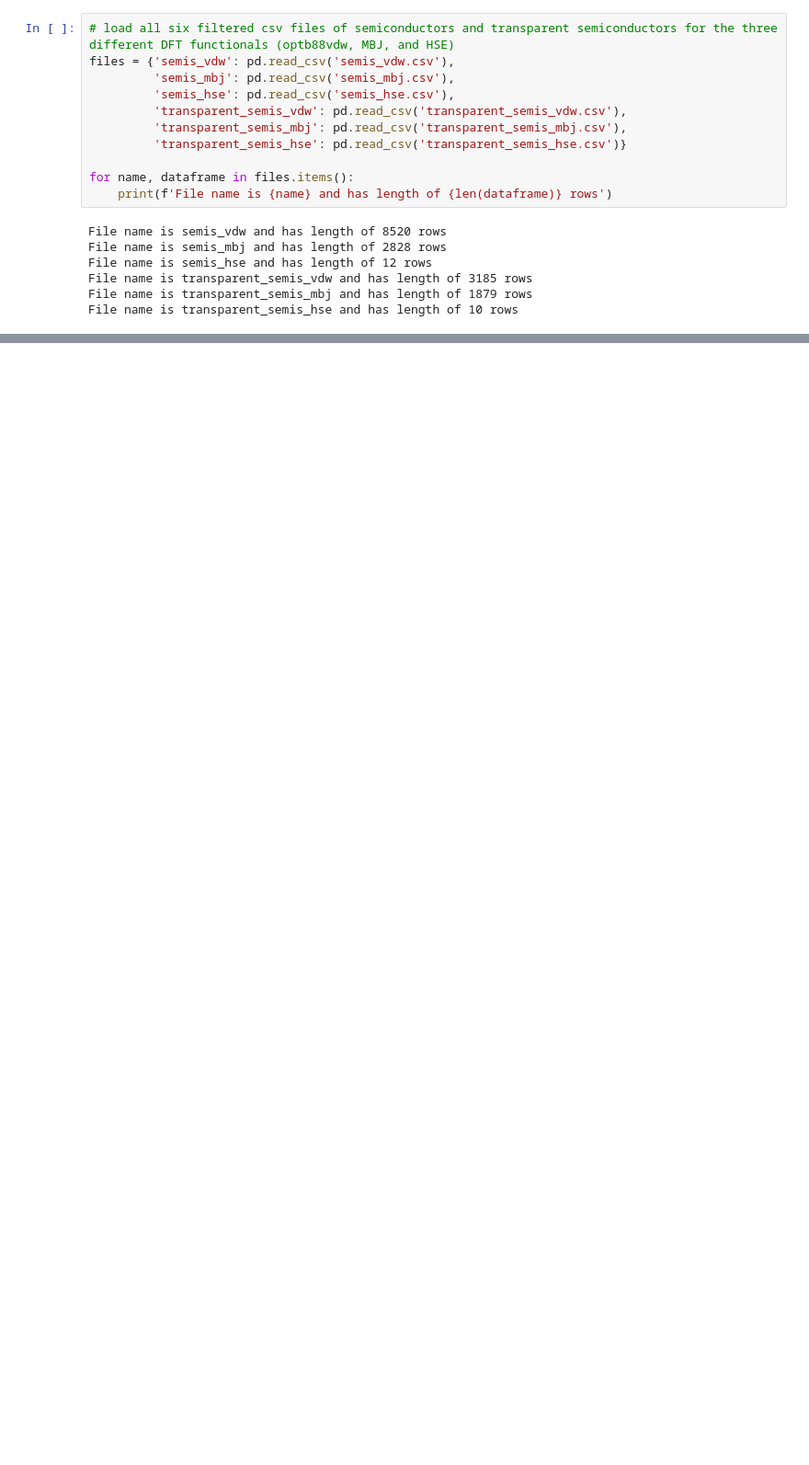
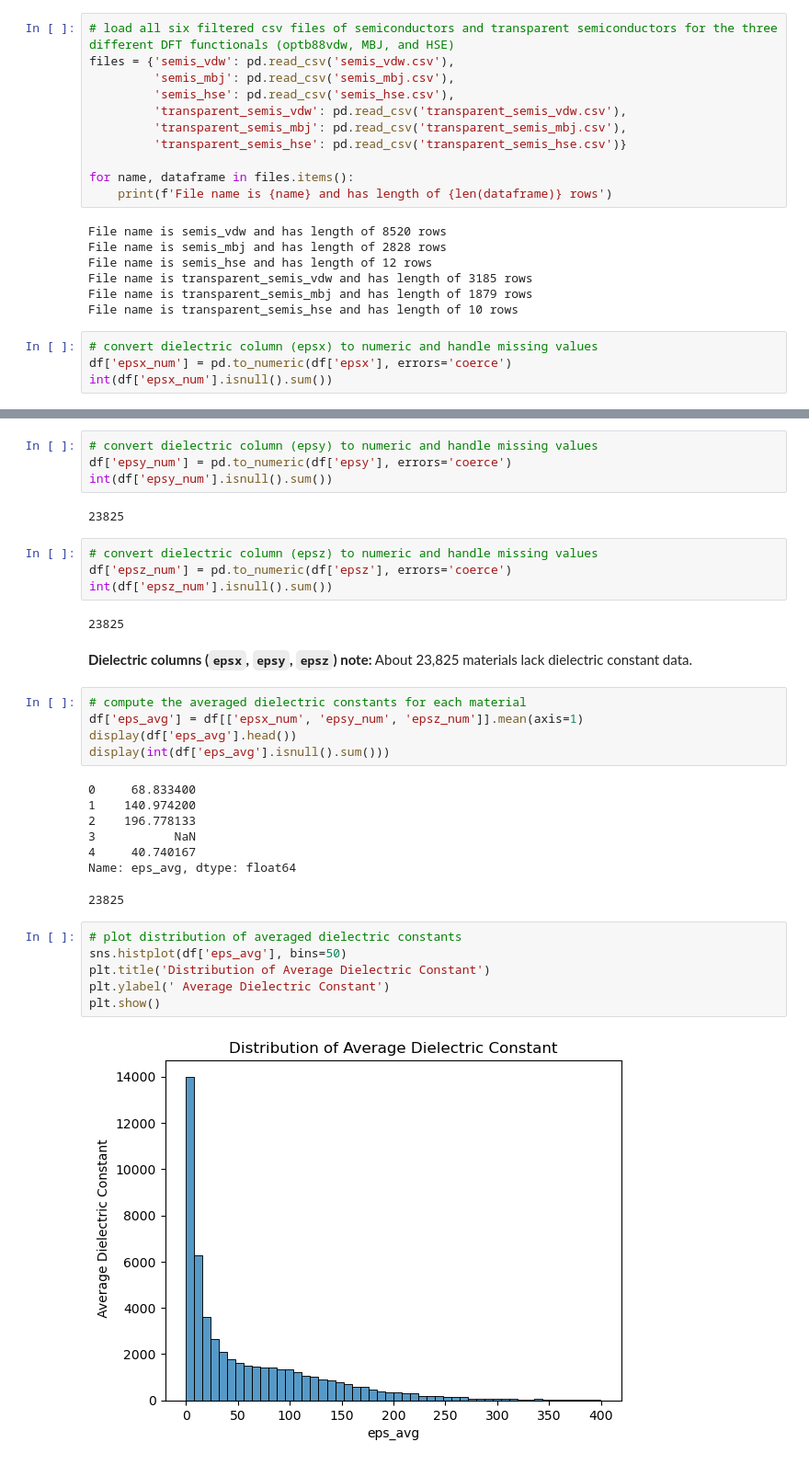
Before and after one commit to Jehad142/ml-final-project-team2, a Jupyter notebook: notebooks/JARVIS_eda_js.ipynb, the cells around one changed output, grey strips where cells are left out. Shown at 92% size. Cells and saved outputs as stored; diff of their text form; blank space fills up the shorter version.

```diff
--- a/notebooks/JARVIS_eda_js.ipynb
+++ b/notebooks/JARVIS_eda_js.ipynb
@@ -227,3 +227,7 @@ File name is semis_hse and has length of 12 rows
 File name is transparent_semis_vdw and has length of 3185 rows
 File name is transparent_semis_mbj and has length of 1879 rows
 File name is transparent_semis_hse and has length of 10 rows
+# %%
+# convert dielectric column (epsx) to numeric and handle missing values
+df['epsx_num'] = pd.to_numeric(df['epsx'], errors='coerce')
+int(df['epsx_num'].isnull().sum())
@@ -229,0 +236,35 @@ File name is transparent_semis_hse and has length of 10 rows
+# %%
+# convert dielectric column (epsy) to numeric and handle missing values
+df['epsy_num'] = pd.to_numeric(df['epsy'], errors='coerce')
+int(df['epsy_num'].isnull().sum())
+# %% [output]
+23825
+# %%
+# convert dielectric column (epsz) to numeric and handle missing values
+df['epsz_num'] = pd.to_numeric(df['epsz'], errors='coerce')
+int(df['epsz_num'].isnull().sum())
+# %% [output]
+23825
+# %% [markdown]
+**Dielectric columns (`epsx`, `epsy`, `epsz`) note:** About 23,825 materials lack dielectric constant data.
+# %%
+# compute the averaged dielectric constants for each material
+df['eps_avg'] = df[['epsx_num', 'epsy_num', 'epsz_num']].mean(axis=1)
+display(df['eps_avg'].head())
+display(int(df['eps_avg'].isnull().sum()))
+# %% [output]
+0     68.833400
+1    140.974200
+2    196.778133
+3           NaN
+4     40.740167
+Name: eps_avg, dtype: float64
+23825
+# %%
+# plot distribution of averaged dielectric constants
+sns.histplot(df['eps_avg'], bins=50)
+plt.title('Distribution of Average Dielectric Constant')
+plt.ylabel(' Average Dielectric Constant')
+plt.show()
+# %% [output]
+[figure, added]
```
Also changed, not shown: parts of 4 cells of this notebook.
